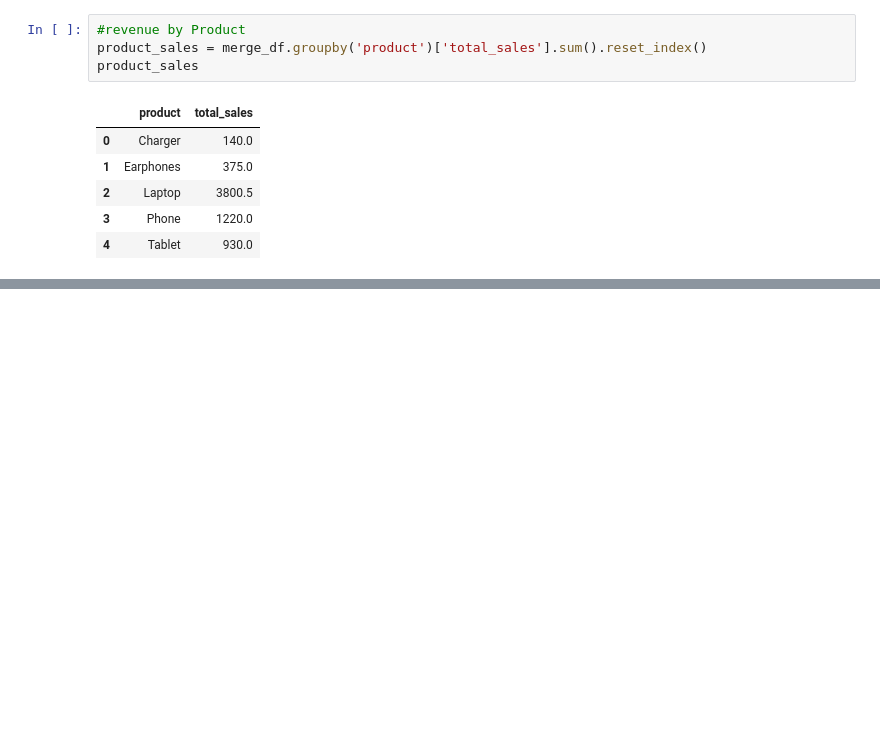
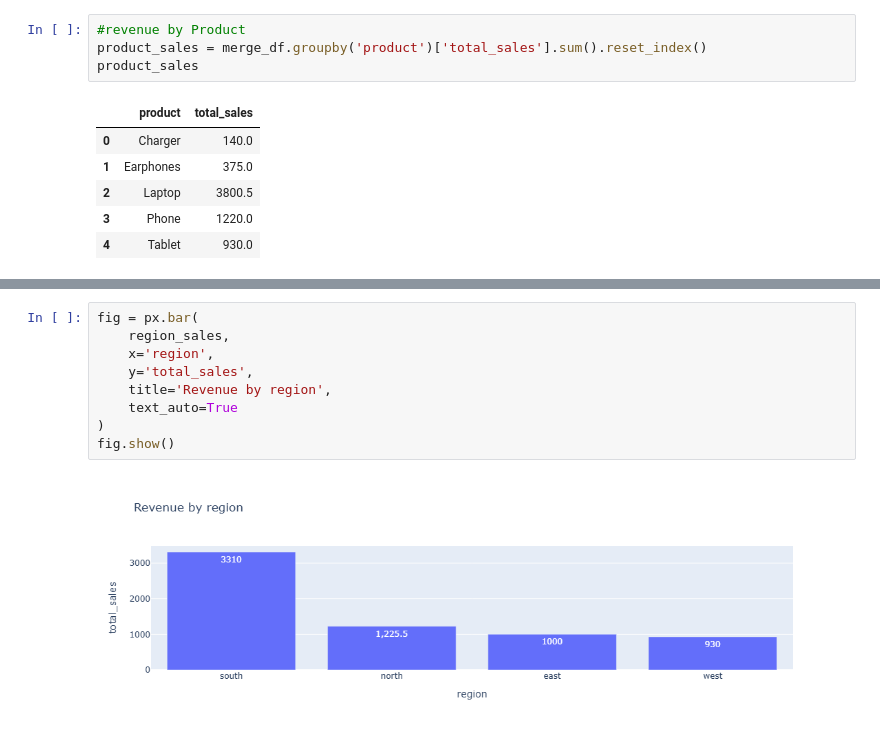
Before and after one commit to augustus-somtochukwu-umeh/Assignment_2, a Jupyter notebook: sales_performance.ipynb, the cells around one changed output, grey strips where cells are left out. Drawn from its saved outputs; the diff is of its cells as text; blank space fills up the shorter version.

```diff
--- a/sales_performance.ipynb
+++ b/sales_performance.ipynb
@@ -394,0 +401,11 @@ SyntaxError: invalid syntax (982514009.py, line 4)
+# %%
+fig = px.bar(
+    region_sales,
+    x='region',
+    y='total_sales',
+    title='Revenue by region',
+    text_auto=True
+)
+fig.show()
+# %% [output]
+[figure, added]
```
Also changed, not shown: parts of 6 cells of this notebook, 2 other files.
